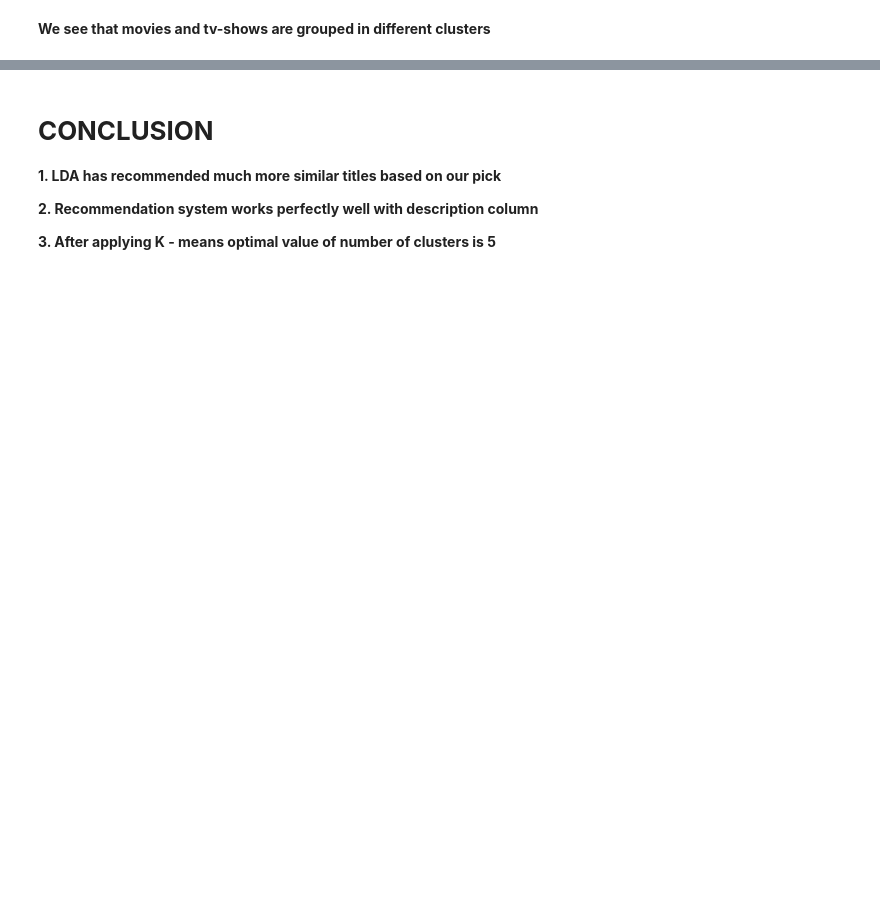
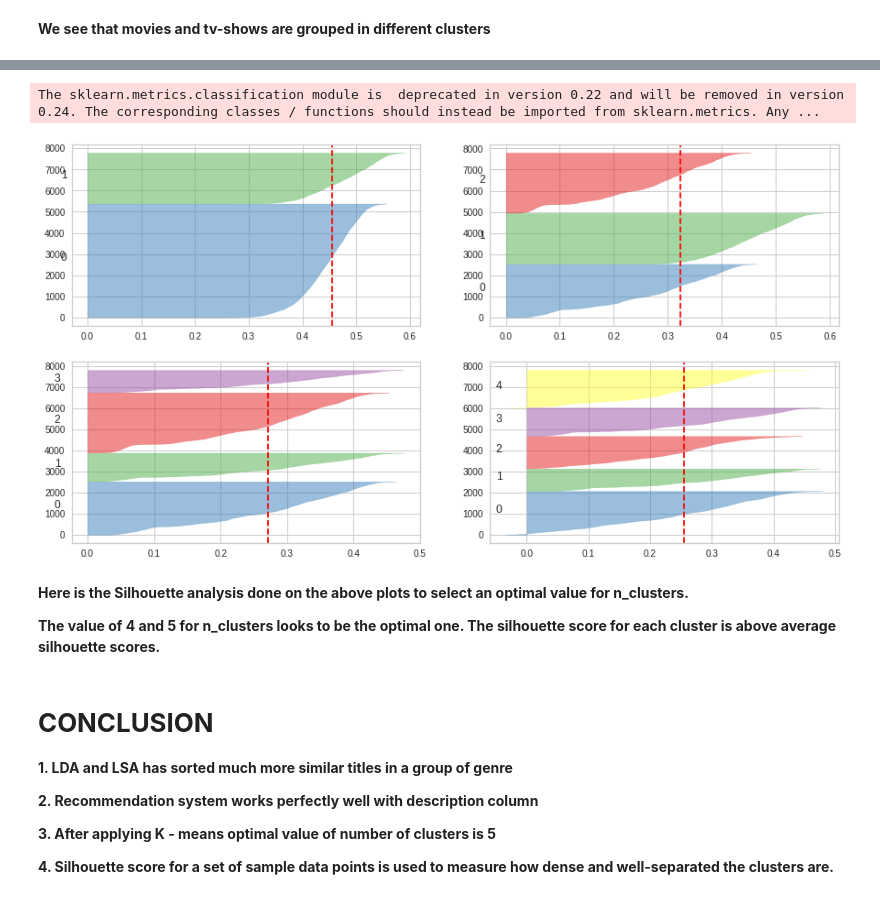
Before and after one commit to cartika/NETFLIX-MOVIES-AND-TV-SHOWS-CLUSTERING, a Jupyter notebook: NETFLIX_MOVIES_AND_TV_SHOWS_CLUSTERING.ipynb, the cells around one changed output, grey strips where cells are left out. Drawn from its saved outputs; the diff is of its cells as text; code cells hidden in the pictures; blank space fills up the shorter version.

```diff
--- a/NETFLIX_MOVIES_AND_TV_SHOWS_CLUSTERING.ipynb
+++ b/NETFLIX_MOVIES_AND_TV_SHOWS_CLUSTERING.ipynb
@@ -872,10 +872,35 @@ Data columns (total 10 columns):
 dtypes: float64(1), int32(1), int64(8)
 memory usage: 638.0 KB
+# %%
+from yellowbrick.cluster import SilhouetteVisualizer
+
+fig, ax = plt.subplots(2, 2, figsize=(15,8))
+for i in [2, 3, 4, 5]:
+    '''
+    Create KMeans instance for different number of clusters
+    '''
+    km = KMeans(n_clusters=i, init='k-means++', n_init=10, max_iter=100, random_state=42)
+    q, mod = divmod(i, 2)
+    '''
+    Create SilhouetteVisualizer instance with KMeans instance
+    Fit the visualizer
+    '''
+    visualizer = SilhouetteVisualizer(km, colors='yellowbrick', ax=ax[q-1][mod])
+    visualizer.fit(X)
+# %% [output]
+The sklearn.metrics.classification module is  deprecated in version 0.22 and will be removed in version 0.24. The corresponding classes / functions should instead be imported from sklearn.metrics. Any ...
+[figure, added]
+# %% [markdown]
+**Here is the Silhouette analysis done on the above plots to select an optimal value for n_clusters.**
+
+**The value of 4 and 5 for n_clusters looks to be the optimal one. The silhouette score for each cluster is above average silhouette scores.**
 # %% [markdown]
 # **CONCLUSION**
 
-**1. LDA has recommended much more similar titles based on our pick**
+**1. LDA and LSA has sorted much more similar titles in a group of genre**
 
 **2. Recommendation system works perfectly well with description column**
 
 **3. After applying K - means optimal value of number of clusters is 5**
+
+**4. Silhouette score for a set of sample data points is used to measure how dense and well-separated the clusters are.**
```
Also changed, not shown: parts of 16 cells of this notebook.
